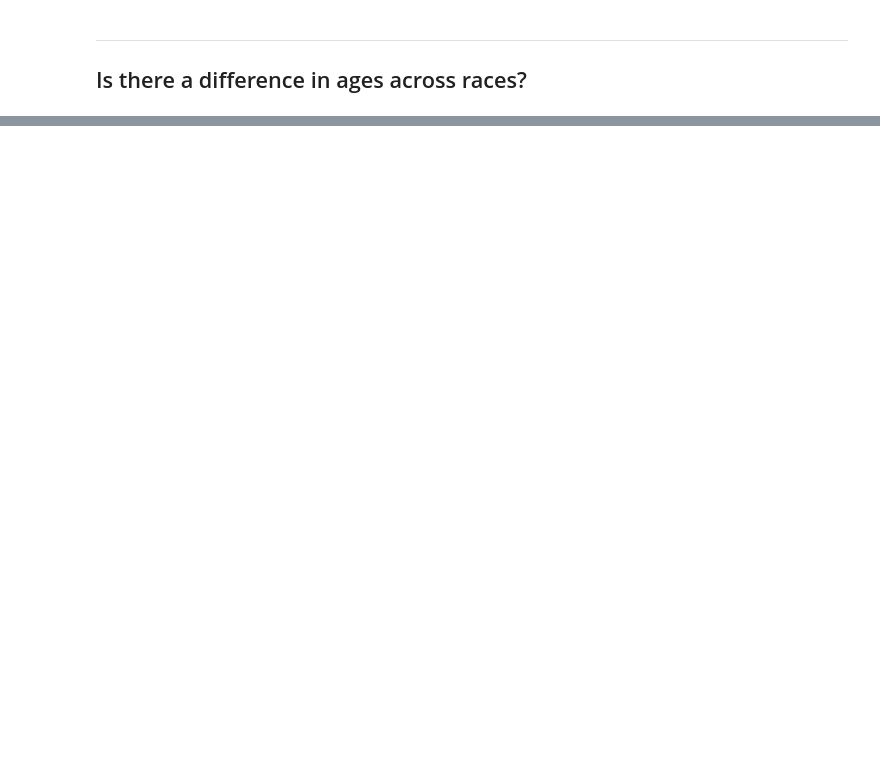
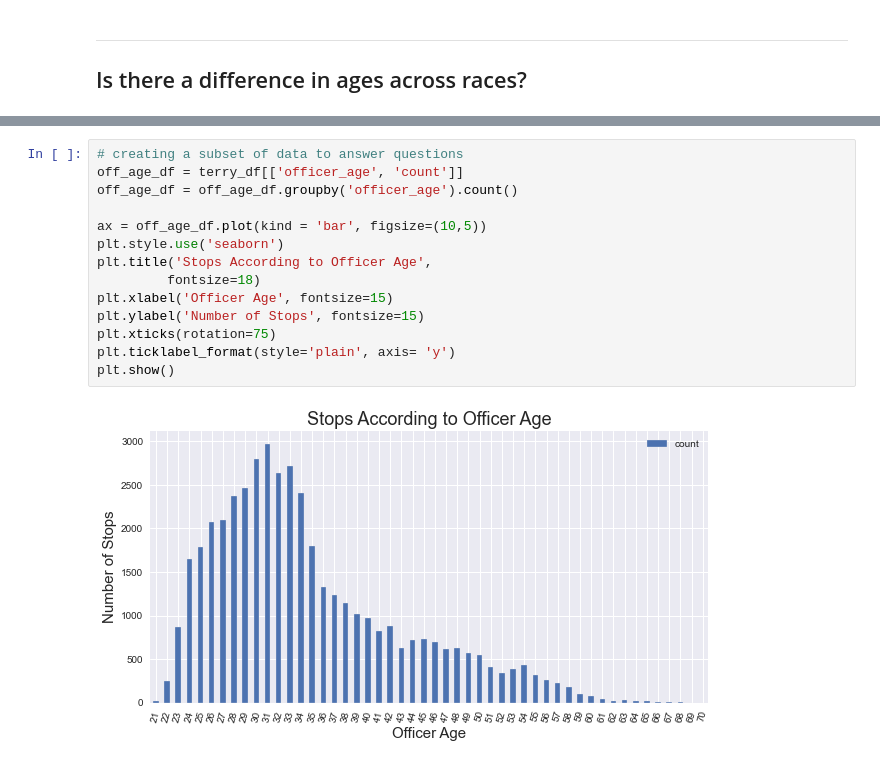
Before and after one commit to data-gab/Terry-Stops, a Jupyter notebook: notebooks/EDA.ipynb, the cells around one changed output, grey strips where cells are left out. Drawn from its saved outputs; the diff is of its cells as text; blank space fills up the shorter version.

```diff
--- a/notebooks/EDA.ipynb
+++ b/notebooks/EDA.ipynb
@@ -150,0 +151,16 @@ plt.show()
+# %%
+# creating a subset of data to answer questions
+off_age_df = terry_df[['officer_age', 'count']]
+off_age_df = off_age_df.groupby('officer_age').count()
+
+ax = off_age_df.plot(kind = 'bar', figsize=(10,5))
+plt.style.use('seaborn')
+plt.title('Stops According to Officer Age',
+         fontsize=18)
+plt.xlabel('Officer Age', fontsize=15)
+plt.ylabel('Number of Stops', fontsize=15)
+plt.xticks(rotation=75)
+plt.ticklabel_format(style='plain', axis= 'y')
+plt.show()
+# %% [output]
+[figure, added]
```
Also changed, not shown: parts of 8 cells of this notebook, 2 other files.
